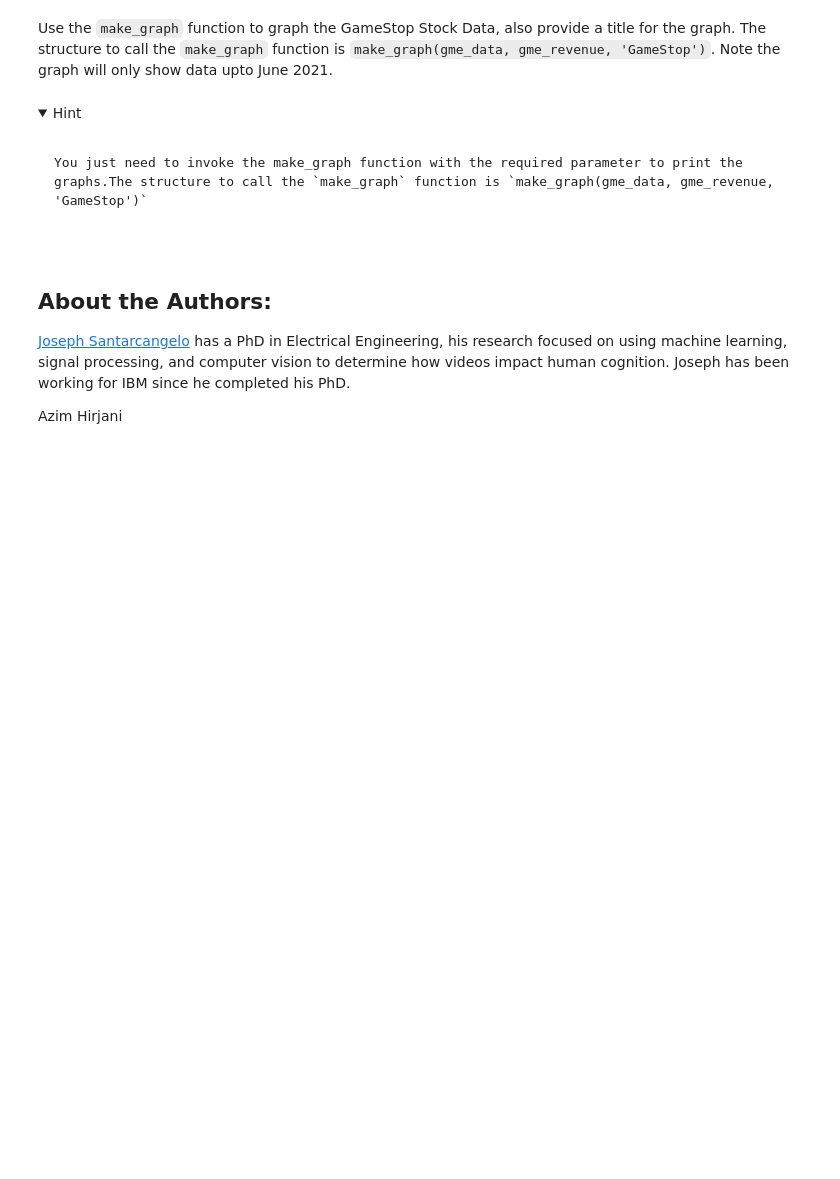
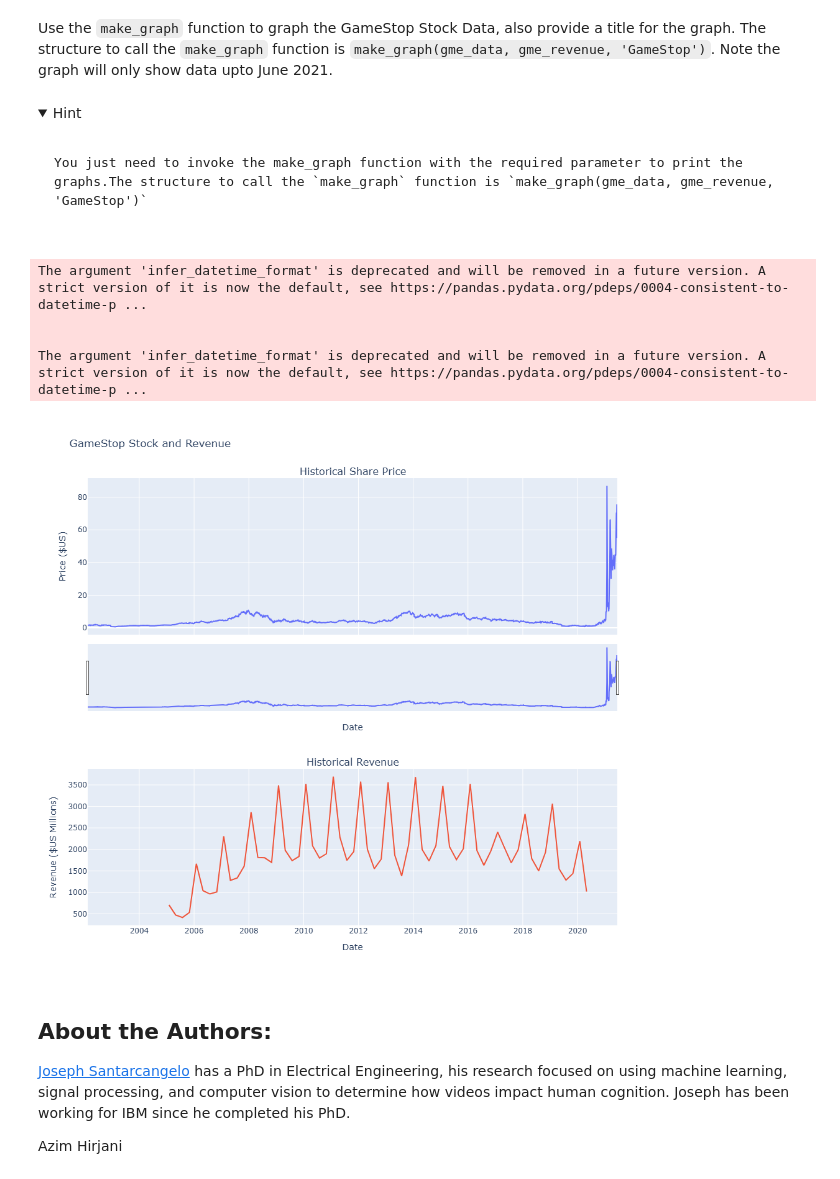
Before and after one commit to hadtaj/Hadeel, a Jupyter notebook: Final Assignment.ipynb, the cells around one changed output. Drawn from its saved outputs; the diff is of its cells as text; code cells hidden in the pictures; folded sections open; blank space fills up the shorter version.

```diff
--- a/Final Assignment.ipynb
+++ b/Final Assignment.ipynb
@@ -267,10 +269,11 @@ for row in gme_qarter.find_all("tr"):
     gme_revenue = pd.concat([gme_revenue,pd.DataFrame({"Date":[date], "Revenue":[revenue]})], ignore_index=True)
 
 gme_revenue["Revenue"] = gme_revenue['Revenue'].str.replace(',|\$',"")
+gme_revenue.dropna(inplace=True)
+gme_revenue = gme_revenue[gme_revenue['Revenue'] != ""]
 
-gme_revenue.dropna(inplace=True)
-
-gme_revenue = gme_revenue[gme_revenue['Revenue'] != ""]
+gme_revenue["Revenue"] = gme_revenue['Revenue'].replace({',': '', '\$': ''}, regex=True)
+gme_revenue["Revenue"] = pd.to_numeric(gme_revenue["Revenue"], errors='coerce')
 # %% [markdown]
 Display the last five rows of the `gme_revenue` dataframe using the `tail` function. Take a screenshot of the results.
 # %%
@@ -319,7 +322,13 @@ You just need to invoke the make_graph function with the required parameter to p
 
 </details>
 # %%
-print(make_graph(gme_data, gme_revenue, 'GameStop'))
+make_graph(gme_data, gme_revenue, 'GameStop Stock and Revenue')
+# %% [output]
+The argument 'infer_datetime_format' is deprecated and will be removed in a future version. A strict version of it is now the default, see https://pandas.pydata.org/pdeps/0004-consistent-to-datetime-p ...
+
+
+The argument 'infer_datetime_format' is deprecated and will be removed in a future version. A strict version of it is now the default, see https://pandas.pydata.org/pdeps/0004-consistent-to-datetime-p ...
+[figure, added]
 # %% [markdown]
 <h2>About the Authors:</h2>
 
```
Also changed, not shown: parts of 4 cells of this notebook.
